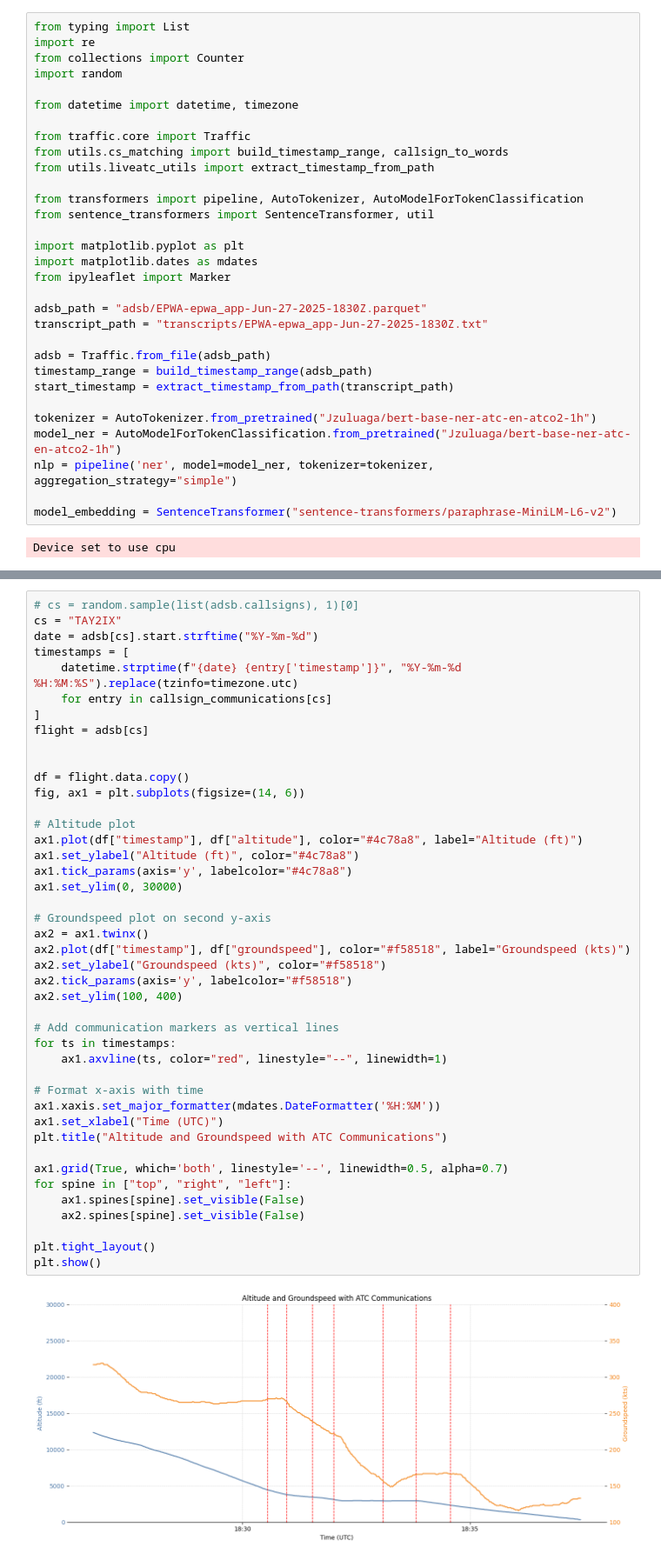
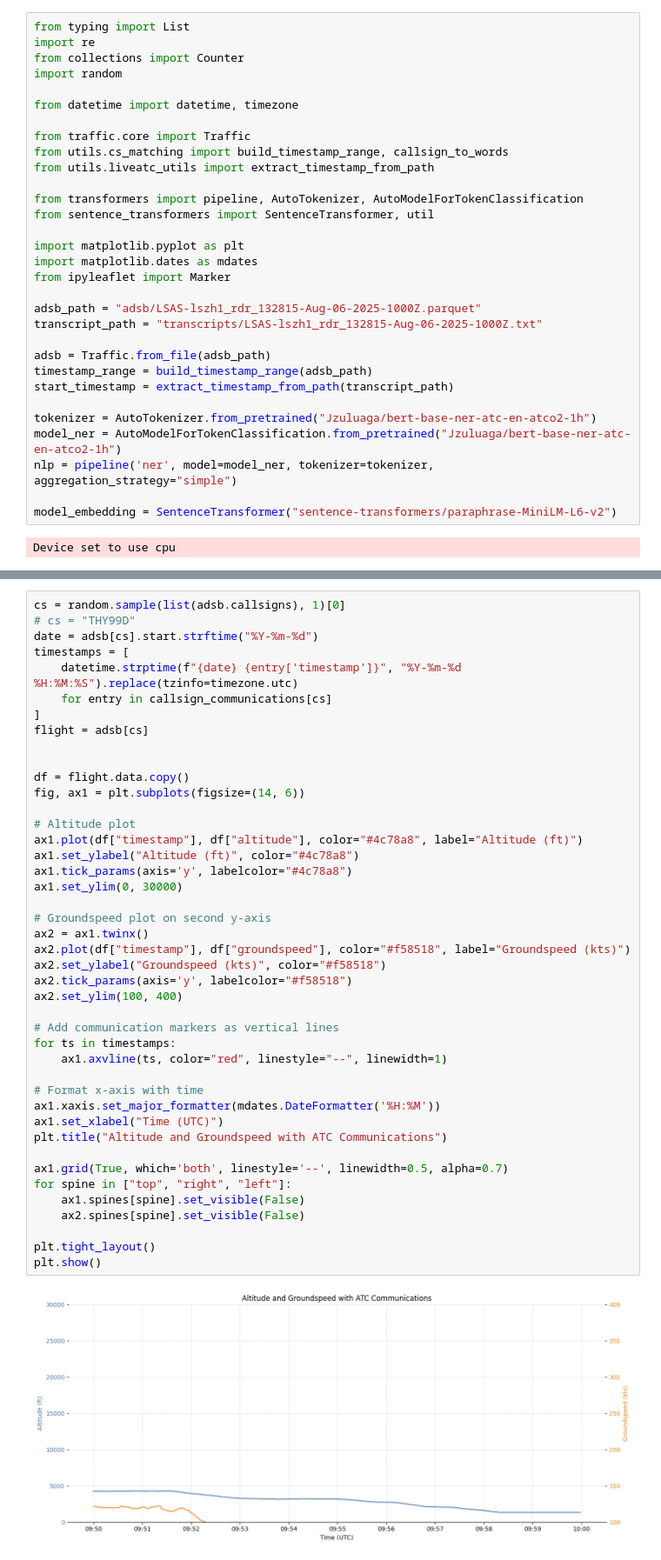
Before and after one commit to kruuZHAW/atc_clearances, a Jupyter notebook: notebooks/sandbox_atco_to_callsign.ipynb, the cells around one changed output, grey strips where cells are left out. Shown at 87% size. Cells and saved outputs as stored; diff of their text form.

```diff
--- a/notebooks/sandbox_atco_to_callsign.ipynb
+++ b/notebooks/sandbox_atco_to_callsign.ipynb
@@ -24,8 +24,8 @@ import matplotlib.pyplot as plt
 import matplotlib.dates as mdates
 from ipyleaflet import Marker
 
-adsb_path = "adsb/EPWA-epwa_app-Jun-27-2025-1830Z.parquet"
-transcript_path = "transcripts/EPWA-epwa_app-Jun-27-2025-1830Z.txt"
+adsb_path = "adsb/LSAS-lszh1_rdr_132815-Aug-06-2025-1000Z.parquet"
+transcript_path = "transcripts/LSAS-lszh1_rdr_132815-Aug-06-2025-1000Z.txt"
 
 adsb = Traffic.from_file(adsb_path)
 timestamp_range = build_timestamp_range(adsb_path)
@@ -154,6 +162,6 @@ for i, line in enumerate(lines):
 # %%
-# cs = random.sample(list(adsb.callsigns), 1)[0]
-cs = "TAY2IX"
+cs = random.sample(list(adsb.callsigns), 1)[0]
+# cs = "THY99D"
 date = adsb[cs].start.strftime("%Y-%m-%d")
 timestamps = [
     datetime.strptime(f"{date} {entry['timestamp']}", "%Y-%m-%d %H:%M:%S").replace(tzinfo=timezone.utc)
@@ -168,34 +176,34 @@ fig, ax1 = plt.subplots(figsize=(14, 6))
 # Altitude plot
 ax1.plot(df["timestamp"], df["altitude"], color="#4c78a8", label="Altitude (ft)")
 ax1.set_ylabel("Altitude (ft)", color="#4c78a8")
 ax1.tick_params(axis='y', labelcolor="#4c78a8")
 ax1.set_ylim(0, 30000)
 
 # Groundspeed plot on second y-axis
 ax2 = ax1.twinx()
 ax2.plot(df["timestamp"], df["groundspeed"], color="#f58518", label="Groundspeed (kts)")
 ax2.set_ylabel("Groundspeed (kts)", color="#f58518")
 ax2.tick_params(axis='y', labelcolor="#f58518")
 ax2.set_ylim(100, 400)
 
 # Add communication markers as vertical lines
 for ts in timestamps:
     ax1.axvline(ts, color="red", linestyle="--", linewidth=1)
 
 # Format x-axis with time
 ax1.xaxis.set_major_formatter(mdates.DateFormatter('%H:%M'))
 ax1.set_xlabel("Time (UTC)")
 plt.title("Altitude and Groundspeed with ATC Communications")
 
 ax1.grid(True, which='both', linestyle='--', linewidth=0.5, alpha=0.7)
 for spine in ["top", "right", "left"]:
     ax1.spines[spine].set_visible(False)
     ax2.spines[spine].set_visible(False)
 
 plt.tight_layout()
 plt.show()
 # %% [output]
-[figure, old version]
+[figure, new version]
 # %%
 callsign_communications[cs]
 # %% [output]
```
Also changed, not shown: parts of 4 cells of this notebook, 13 other files.
